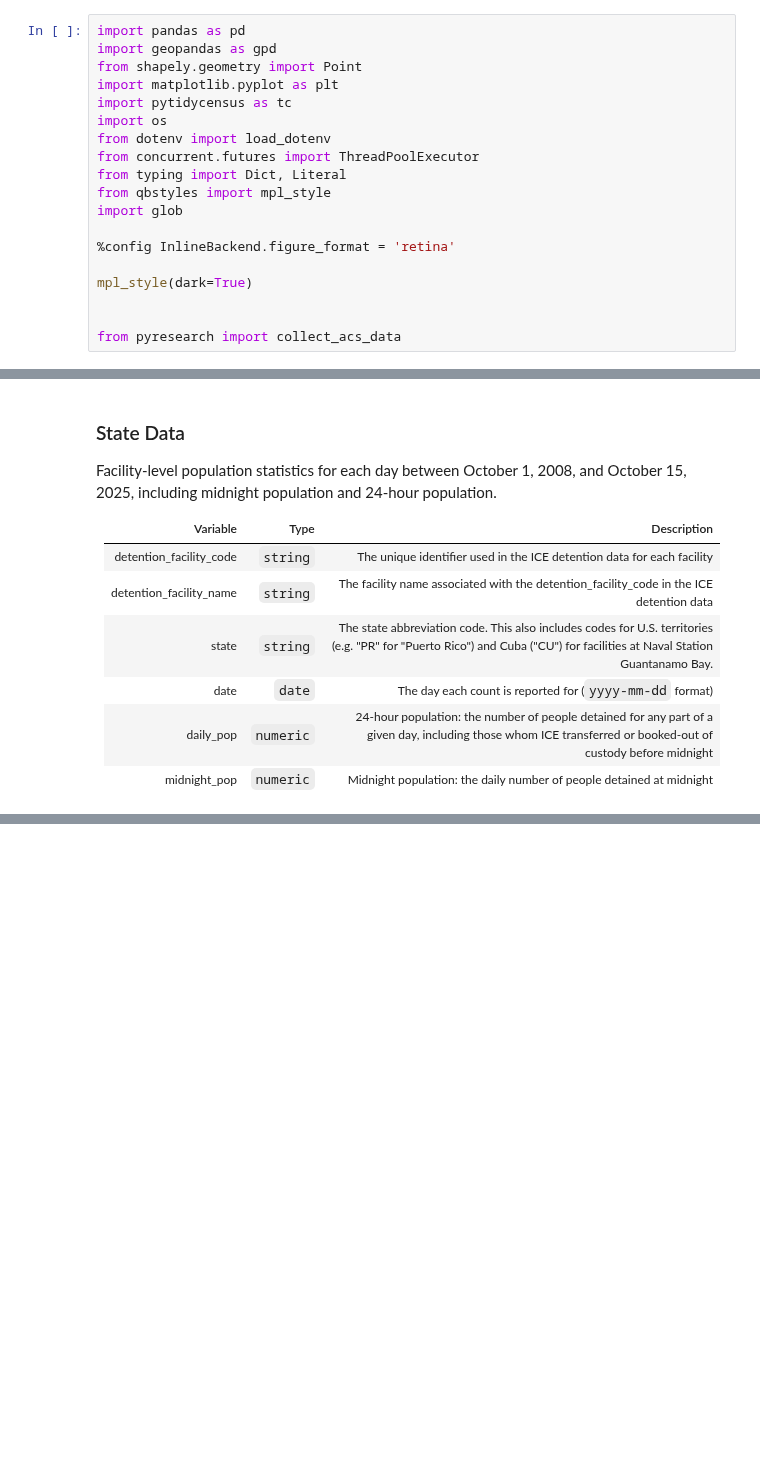
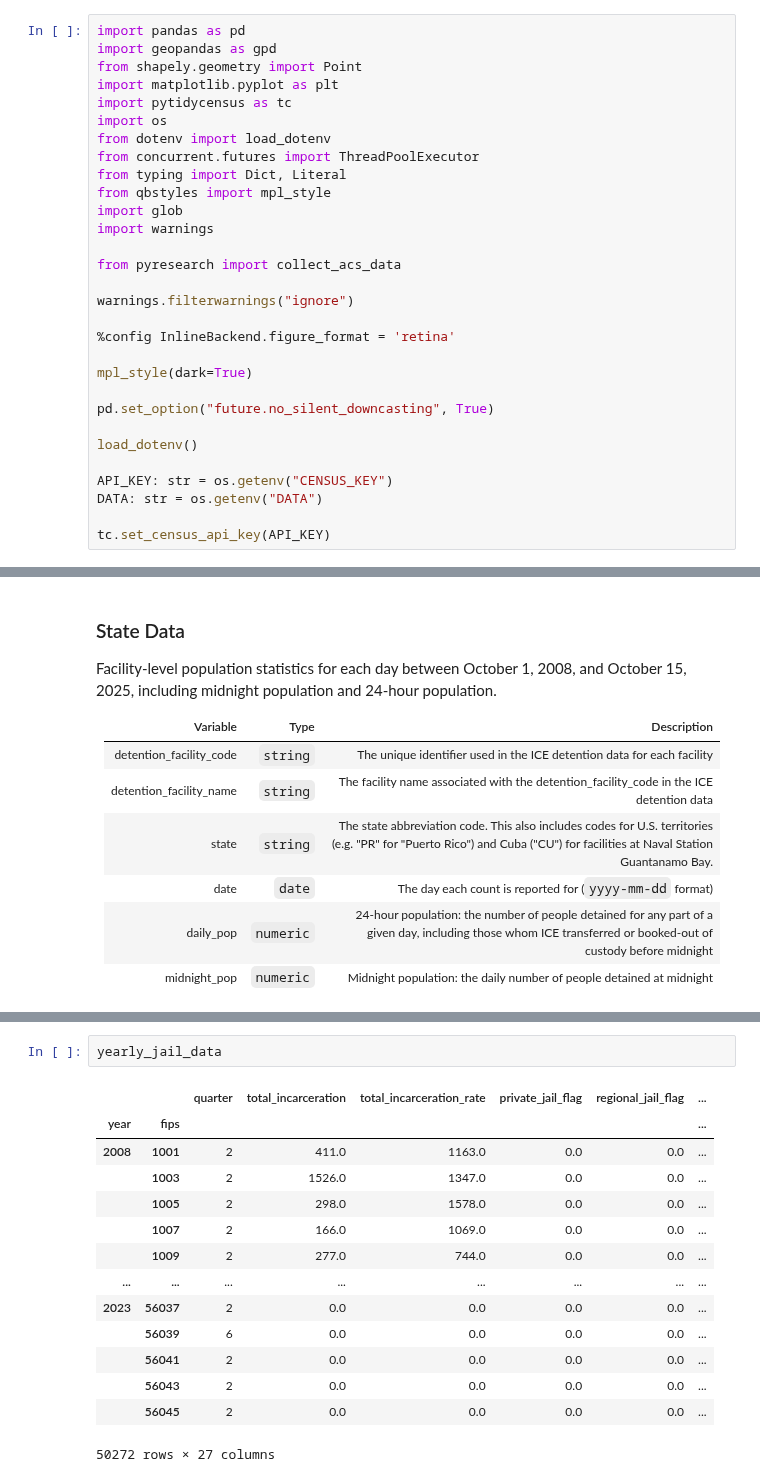
Before and after one commit to steveg-ds/RHIP, a Jupyter notebook: rural-detention/data_analysis.ipynb, the cells around one changed output, grey strips where cells are left out. Drawn from its saved outputs; the diff is of its cells as text; blank space fills up the shorter version.

```diff
--- a/rural-detention/data_analysis.ipynb
+++ b/rural-detention/data_analysis.ipynb
@@ -10,10 +10,21 @@ from concurrent.futures import ThreadPoolExecutor
 from typing import Dict, Literal
 from qbstyles import mpl_style
 import glob
+import warnings
+
+from pyresearch import collect_acs_data
+
+warnings.filterwarnings("ignore")
 
 %config InlineBackend.figure_format = 'retina'
 
 mpl_style(dark=True)
 
+pd.set_option("future.no_silent_downcasting", True)
 
-from pyresearch import collect_acs_data
+load_dotenv()
+
+API_KEY: str = os.getenv("CENSUS_KEY")
+DATA: str = os.getenv("DATA")
+
+tc.set_census_api_key(API_KEY)
@@ -296,0 +338,17 @@ jail_construction.head()
+# %%
+yearly_jail_data
+# %% [output]
+|  |  | quarter | total_incarceration | total_incarceration_rate | private_jail_flag | regional_jail_flag | ... |
+| year | fips |  |  |  |  |  | ... |
+| 2008 | 1001 | 2 | 411.0 | 1163.0 | 0.0 | 0.0 | ... |
+|  | 1003 | 2 | 1526.0 | 1347.0 | 0.0 | 0.0 | ... |
+|  | 1005 | 2 | 298.0 | 1578.0 | 0.0 | 0.0 | ... |
+|  | 1007 | 2 | 166.0 | 1069.0 | 0.0 | 0.0 | ... |
+|  | 1009 | 2 | 277.0 | 744.0 | 0.0 | 0.0 | ... |
+| ... | ... | ... | ... | ... | ... | ... | ... |
+| 2023 | 56037 | 2 | 0.0 | 0.0 | 0.0 | 0.0 | ... |
+|  | 56039 | 6 | 0.0 | 0.0 | 0.0 | 0.0 | ... |
+|  | 56041 | 2 | 0.0 | 0.0 | 0.0 | 0.0 | ... |
+|  | 56043 | 2 | 0.0 | 0.0 | 0.0 | 0.0 | ... |
+|  | 56045 | 2 | 0.0 | 0.0 | 0.0 | 0.0 | ... |
+50272 rows × 27 columns
```
Also changed, not shown: parts of 12 cells of this notebook, 5 other files.
